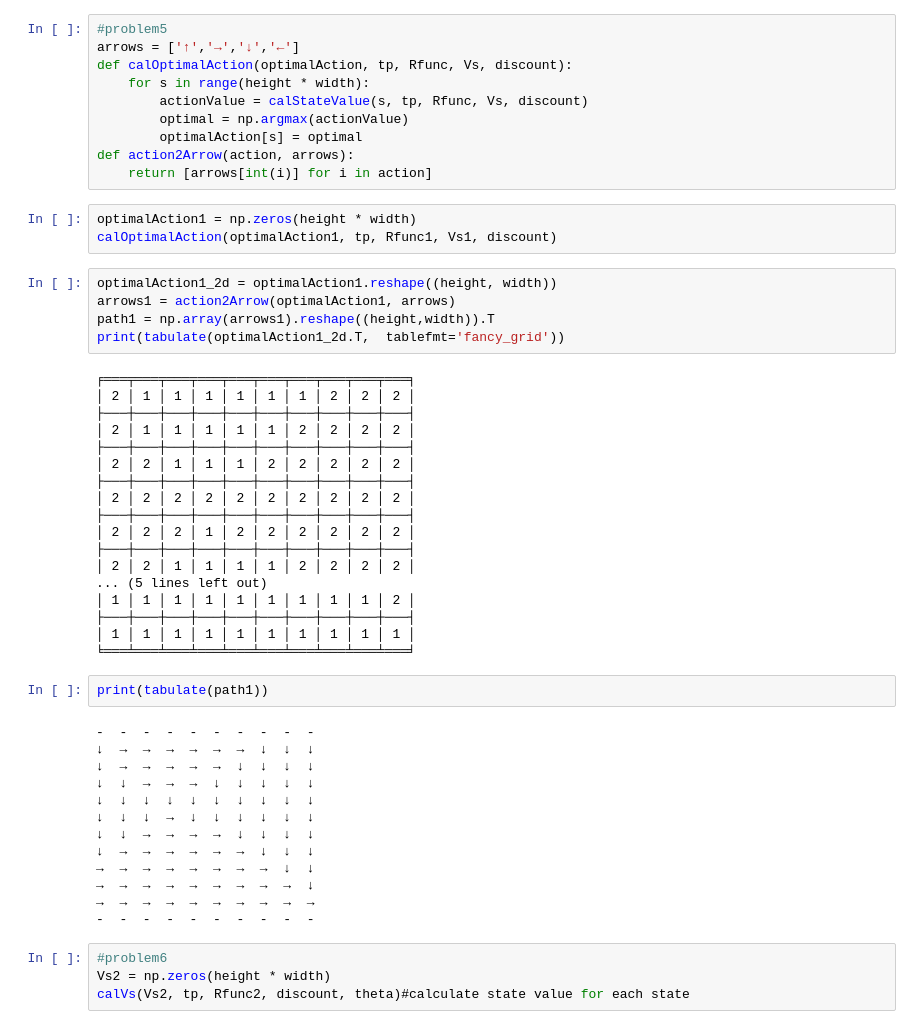
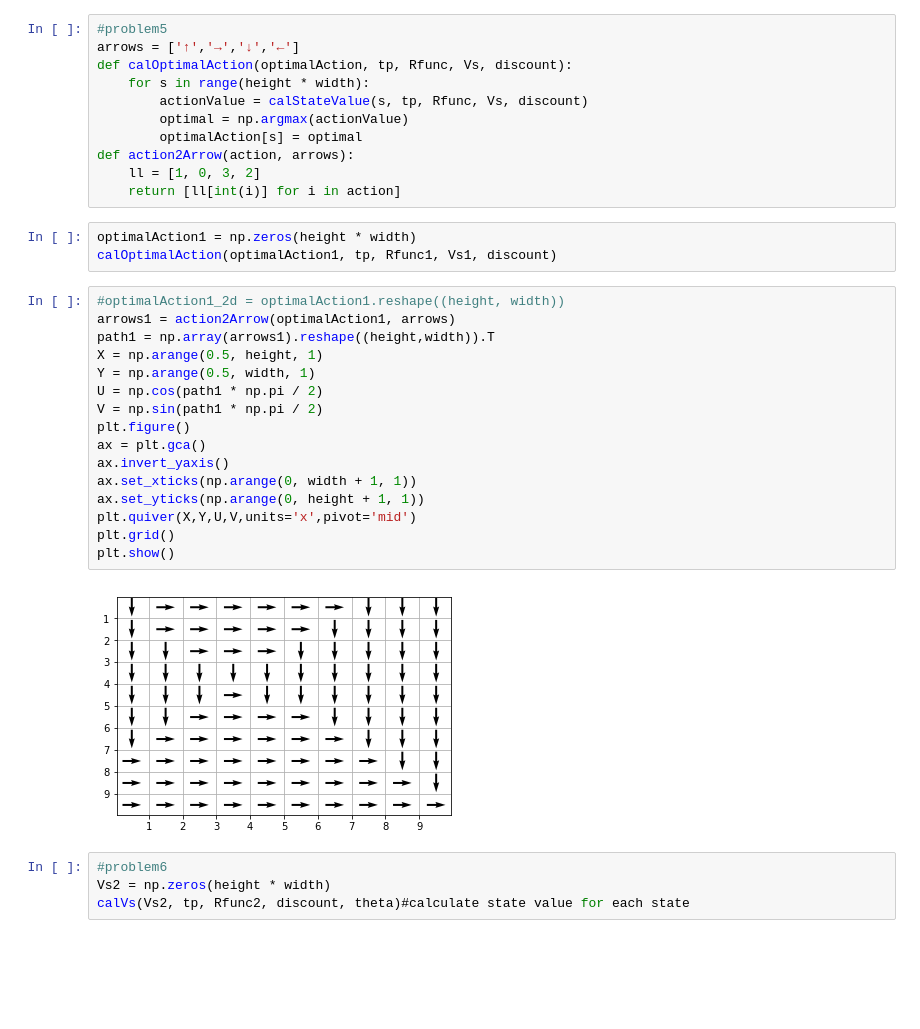
Before and after one commit to twjeric/UCLA-EE232-Large-Scale-Social-and-Complex-Networks, a Jupyter notebook: Project3/project3.ipynb, the cells around one changed output. Saved outputs shown, nothing was run; the diff lists cells and outputs as text; blank space fills up the shorter version.

```diff
--- a/Project3/project3.ipynb
+++ b/Project3/project3.ipynb
@@ -160,48 +158,29 @@ def calOptimalAction(optimalAction, tp, Rfunc, Vs, discount):
         optimal = np.argmax(actionValue)
         optimalAction[s] = optimal
 def action2Arrow(action, arrows):
-    return [arrows[int(i)] for i in action]
+    ll = [1, 0, 3, 2]
+    return [ll[int(i)] for i in action]
 # %%
 optimalAction1 = np.zeros(height * width)
 calOptimalAction(optimalAction1, tp, Rfunc1, Vs1, discount)
-# %%
-optimalAction1_2d = optimalAction1.reshape((height, width))
-arrows1 = action2Arrow(optimalAction1, arrows)
-path1 = np.array(arrows1).reshape((height,width)).T
-print(tabulate(optimalAction1_2d.T,  tablefmt='fancy_grid'))
-# %% [output]
-╒═══╤═══╤═══╤═══╤═══╤═══╤═══╤═══╤═══╤═══╕
-│ 2 │ 1 │ 1 │ 1 │ 1 │ 1 │ 1 │ 2 │ 2 │ 2 │
-├───┼───┼───┼───┼───┼───┼───┼───┼───┼───┤
-│ 2 │ 1 │ 1 │ 1 │ 1 │ 1 │ 2 │ 2 │ 2 │ 2 │
-├───┼───┼───┼───┼───┼───┼───┼───┼───┼───┤
-│ 2 │ 2 │ 1 │ 1 │ 1 │ 2 │ 2 │ 2 │ 2 │ 2 │
-├───┼───┼───┼───┼───┼───┼───┼───┼───┼───┤
-│ 2 │ 2 │ 2 │ 2 │ 2 │ 2 │ 2 │ 2 │ 2 │ 2 │
-├───┼───┼───┼───┼───┼───┼───┼───┼───┼───┤
-│ 2 │ 2 │ 2 │ 1 │ 2 │ 2 │ 2 │ 2 │ 2 │ 2 │
-├───┼───┼───┼───┼───┼───┼───┼───┼───┼───┤
-│ 2 │ 2 │ 1 │ 1 │ 1 │ 1 │ 2 │ 2 │ 2 │ 2 │
-... (5 lines left out)
-│ 1 │ 1 │ 1 │ 1 │ 1 │ 1 │ 1 │ 1 │ 1 │ 2 │
-├───┼───┼───┼───┼───┼───┼───┼───┼───┼───┤
-│ 1 │ 1 │ 1 │ 1 │ 1 │ 1 │ 1 │ 1 │ 1 │ 1 │
-╘═══╧═══╧═══╧═══╧═══╧═══╧═══╧═══╧═══╧═══╛
-# %%
-print(tabulate(path1))
-# %% [output]
--  -  -  -  -  -  -  -  -  -
-↓  →  →  →  →  →  →  ↓  ↓  ↓
-↓  →  →  →  →  →  ↓  ↓  ↓  ↓
-↓  ↓  →  →  →  ↓  ↓  ↓  ↓  ↓
-↓  ↓  ↓  ↓  ↓  ↓  ↓  ↓  ↓  ↓
-↓  ↓  ↓  →  ↓  ↓  ↓  ↓  ↓  ↓
-↓  ↓  →  →  →  →  ↓  ↓  ↓  ↓
-↓  →  →  →  →  →  →  ↓  ↓  ↓
-→  →  →  →  →  →  →  →  ↓  ↓
-→  →  →  →  →  →  →  →  →  ↓
-→  →  →  →  →  →  →  →  →  →
--  -  -  -  -  -  -  -  -  -
+# %%
+#optimalAction1_2d = optimalAction1.reshape((height, width))
+arrows1 = action2Arrow(optimalAction1, arrows)
+path1 = np.array(arrows1).reshape((height,width)).T
+X = np.arange(0.5, height, 1)
+Y = np.arange(0.5, width, 1)
+U = np.cos(path1 * np.pi / 2)
+V = np.sin(path1 * np.pi / 2)
+plt.figure()
+ax = plt.gca()
+ax.invert_yaxis()
+ax.set_xticks(np.arange(0, width + 1, 1))
+ax.set_yticks(np.arange(0, height + 1, 1))
+plt.quiver(X,Y,U,V,units='x',pivot='mid')
+plt.grid()
+plt.show()
+# %% [output]
+[figure, added]
 # %%
 #problem6
 Vs2 = np.zeros(height * width)
```
Also changed, not shown: parts of 10 cells of this notebook.
